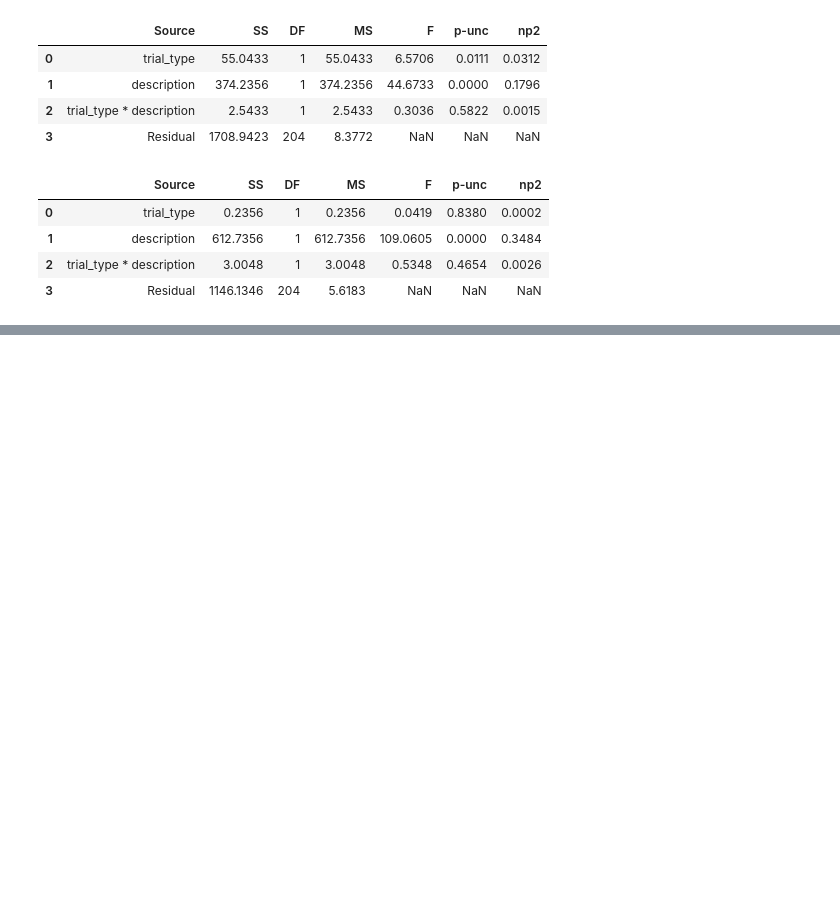
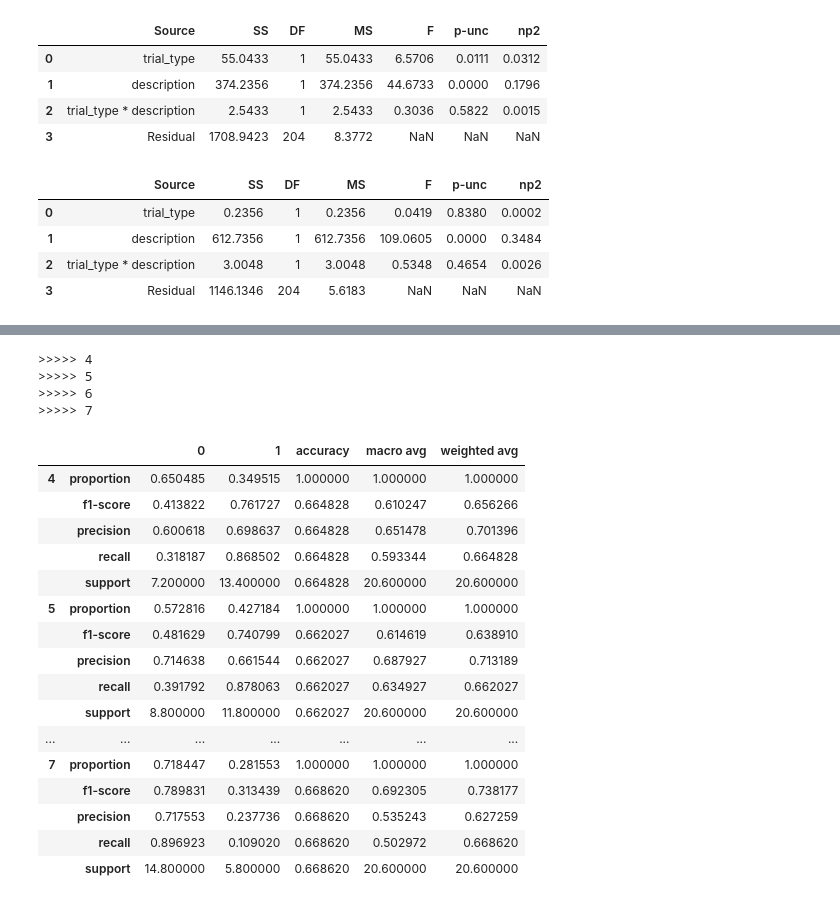
Before and after one commit to Yeganehfrh/SugNet, a Jupyter notebook: notebooks/archived/Respons to Reviewers.ipynb, the cells around one changed output, grey strips where cells are left out. Cells and saved outputs as stored; diff of their text form; code cells hidden in the pictures; blank space fills up the shorter version.

Commit message:
report classification performance for different cutoffs.

```diff
--- a/notebooks/archived/Respons to Reviewers.ipynb
+++ b/notebooks/archived/Respons to Reviewers.ipynb
@@ -587,23 +635,0 @@ from sklearn.metrics import classification_report, f1_score
-# %%
-y = DATA['hypnosis_depth'].apply(lambda x: 0 if x <= 5 else 1)
-cv = StratifiedGroupKFold(n_splits=5, shuffle=True)
-
-# PIPELINE
-pipe = Pipeline(steps=[
-('extract', FeatureExtractor(kind='power sensor', frequency_band='gamma', power_types='absolute')),
-('zerovar', VarianceThreshold(threshold=0.0)),
-('scale', StandardScaler()),
-('clf', SVC(max_iter=1000000, kernel='linear')),
-])
-
-# scores = cross_validate(pipe, X, y, groups=groups, cv=cv, n_jobs=-1,
-#                         scoring=['accuracy', 'f1', 'precision', 'recall', 'roc_auc'])
-
-n_iter = 1
-f1 = np.array([])
-for i in range(n_iter):
-    for train, test in cv.split(X, y, groups):
-        pipe.fit(X[train], y[train])
-        y_pred = pipe.predict(X[test])
-        f1 = np.append(f1, f1_score(y[test], y_pred, average='weighted'))
-        report = classification_report(y[test], y_pred, output_dict=True)
@@ -635,0 +636,38 @@ def classification_report():
+# %%
+thrs = [4, 5, 6, 7]
+
+reports = {}
+accs = {}
+recalls = {}
+for thr in thrs:
+    print('>>>>>', thr)
+    y = DATA['hypnosis_depth'].apply(lambda x: 0 if x <= thr else 1)
+    report, acc, recall = run_classfication('power sensor', 'gamma', 'absolute', X, y, groups, n_iter=20)
+    reports[thr] = report
+    accs[thr] = acc
+    recalls[thr] = recall
+# %% [output]
+>>>>> 4
+>>>>> 5
+>>>>> 6
+>>>>> 7
+# %%
+pd.concat(reports, axis=0, keys=thrs)
+# %% [output]
+|  |  | 0 | 1 | accuracy | macro avg | weighted avg |
+| 4 | proportion | 0.650485 | 0.349515 | 1.000000 | 1.000000 | 1.000000 |
+|  | f1-score | 0.413822 | 0.761727 | 0.664828 | 0.610247 | 0.656266 |
+|  | precision | 0.600618 | 0.698637 | 0.664828 | 0.651478 | 0.701396 |
+|  | recall | 0.318187 | 0.868502 | 0.664828 | 0.593344 | 0.664828 |
+|  | support | 7.200000 | 13.400000 | 0.664828 | 20.600000 | 20.600000 |
+| 5 | proportion | 0.572816 | 0.427184 | 1.000000 | 1.000000 | 1.000000 |
+|  | f1-score | 0.481629 | 0.740799 | 0.662027 | 0.614619 | 0.638910 |
+|  | precision | 0.714638 | 0.661544 | 0.662027 | 0.687927 | 0.713189 |
+|  | recall | 0.391792 | 0.878063 | 0.662027 | 0.634927 | 0.662027 |
+|  | support | 8.800000 | 11.800000 | 0.662027 | 20.600000 | 20.600000 |
+| ... | ... | ... | ... | ... | ... | ... |
+| 7 | proportion | 0.718447 | 0.281553 | 1.000000 | 1.000000 | 1.000000 |
+|  | f1-score | 0.789831 | 0.313439 | 0.668620 | 0.692305 | 0.738177 |
+|  | precision | 0.717553 | 0.237736 | 0.668620 | 0.535243 | 0.627259 |
+|  | recall | 0.896923 | 0.109020 | 0.668620 | 0.502972 | 0.668620 |
+|  | support | 14.800000 | 5.800000 | 0.668620 | 20.600000 | 20.600000 |
```
Also changed, not shown: parts of 11 cells of this notebook.
